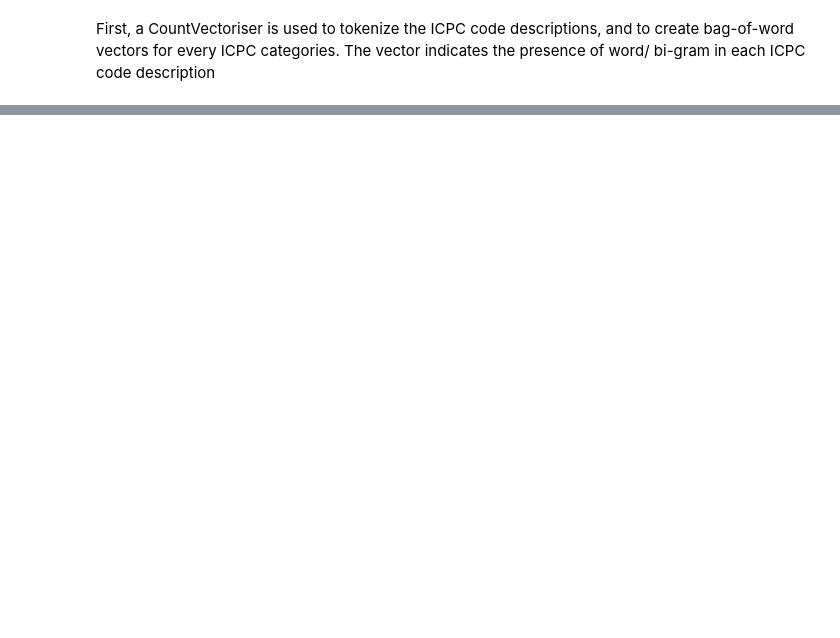
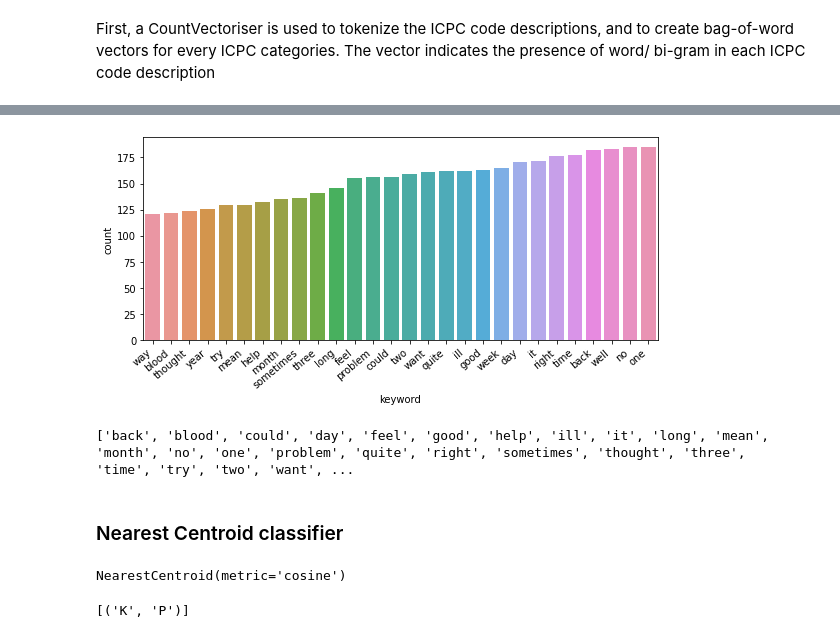
Before and after one commit to NLPforGPs/NLP-Primary-Care, a Jupyter notebook: Untitled.ipynb, the cells around one changed output, grey strips where cells are left out. Saved outputs shown, nothing was run; the diff lists cells and outputs as text; code cells hidden in the pictures; blank space fills up the shorter version.

```diff
--- a/Untitled.ipynb
+++ b/Untitled.ipynb
@@ -307,0 +287,36 @@ from sklearn.neighbors import NearestNeighbors
+# %%
+keyword_dist_over_train = np.array(X_train.sum(axis=0)).flatten()
+
+def show_common_keywords(threshold:int = 120):
+    frequent_words = [[k,n] for k,n in zip(lookup, keyword_dist_over_train) if n > threshold]
+    frequent_words_df = pd.DataFrame(frequent_words,columns=['keyword', 'count']).sort_values('count')
+
+    plt.figure(figsize=(8,4))
+    ax = sns.barplot(x='keyword', y='count', data=frequent_words_df)
+    ax.set_xticklabels(ax.get_xticklabels(), rotation=40, ha="right")
+    plt.tight_layout()
+    plt.show()
+
+    print([k for k,n in frequent_words])
+
+show_common_keywords()
+# %% [output]
+[figure, added]
+['back', 'blood', 'could', 'day', 'feel', 'good', 'help', 'ill', 'it', 'long', 'mean', 'month', 'no', 'one', 'problem', 'quite', 'right', 'sometimes', 'thought', 'three', 'time', 'try', 'two', 'want', ...
+# %% [markdown]
+### Nearest Centroid classifier
+# %%
+from sklearn.neighbors import NearestCentroid
+from sklearn.neighbors import KNeighborsClassifier
+
+kn_clf = KNeighborsClassifier(n_neighbors=3, weights='distance', metric='cosine')
+kn_clf.fit(description_count_vec, mult_lbl_enc.classes_)
+
+nc_clf = NearestCentroid(metric='cosine')
+nc_clf.fit(description_count_vec, mult_lbl_enc.classes_)
+# %% [output]
+NearestCentroid(metric='cosine')
+# %%
+mult_lbl_enc.inverse_transform(y_train[0:1])
+# %% [output]
+[('K', 'P')]
```
Also changed, not shown: parts of 40 cells of this notebook.
